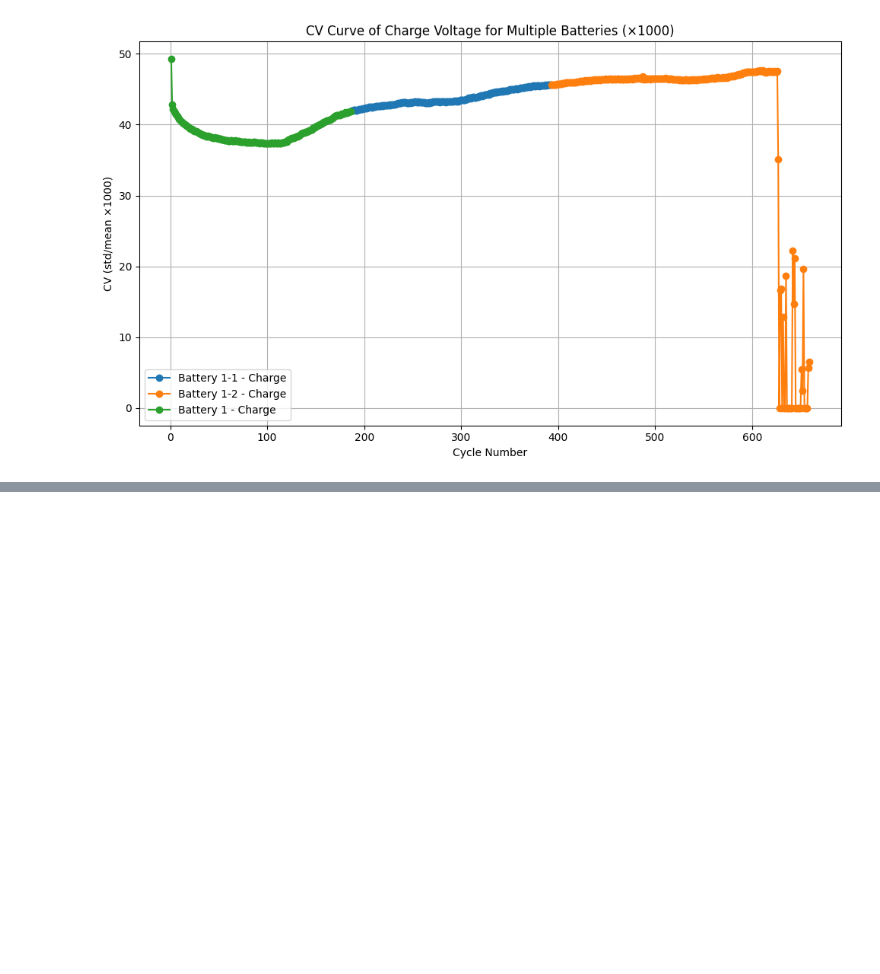
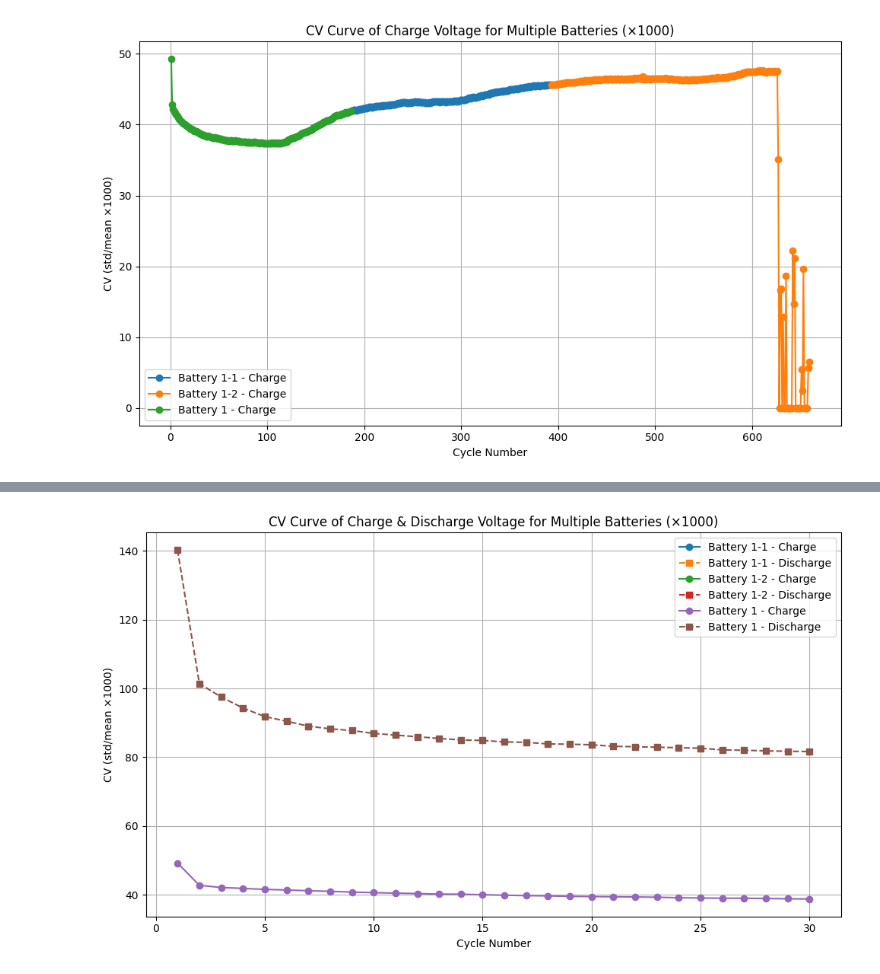
Before and after one commit to Janeyaoo/Topology-informed-battery-performance-modeling-and-cell-grouping-optimization, a Jupyter notebook: CV_curve.ipynb, the cells around one changed output, grey strips where cells are left out. Cells and saved outputs as stored; diff of their text form; code cells hidden in the pictures; blank space fills up the shorter version.

```diff
--- a/CV_curve.ipynb
+++ b/CV_curve.ipynb
@@ -294,0 +314,77 @@ plt.show()
+# %%
+import pandas as pd
+import numpy as np
+import matplotlib.pyplot as plt
+
+# 核心函数：根据状态筛选并计算每个Cycle的CV
+def compute_cv_by_state(df, state_filter):
+    df_filtered = df[df['State'].str.contains(state_filter, case=False, na=False)]
+    grouped = df_filtered.groupby('Cycle')
+
+    results = []
+    for cycle, group in grouped:
+        voltages = group['Voltage(V)'].dropna().values
+        if len(voltages) < 3:
+            continue  # 太少不可靠
+        mean_v = np.mean(voltages)
+        if mean_v == 0:
+            continue  # 避免除以零
+        std_v = np.std(voltages)
+        ratio = std_v / mean_v
+        results.append({
+            'cycle': cycle,
+            'std_to_mean_ratio': ratio
+        })
+    return results
+
+# Excel 文件路径及电池名映射
+battery_files = {
+    "Battery 1-1": "/home/newuser/Documents/NDP/Battery/Battery_data/LISHEN/LISHEN_LFP_1.0C-2.0D_T25_1/LISHEN_LFP_1.0C-2.0D_T25_1-1.xlsx",
+    "Battery 1-2": "/home/newuser/Documents/NDP/Battery/Battery_data/LISHEN/LISHEN_LFP_1.0C-2.0D_T25_1/LISHEN_LFP_1.0C-2.0D_T25_1-2.xlsx",
+    "Battery 1":   "/home/newuser/Documents/NDP/Battery/Battery_data/LISHEN/LISHEN_LFP_1.0C-2.0D_T25_1/LISHEN_LFP_1.0C-2.0D_T25_1.xlsx"
+}
+
+sheet_name = "Detail_66_4_8"
+
+plt.figure(figsize=(10, 6))
+
+for battery_name, file_path in battery_files.items():
+    print(f"Processing {battery_name}...")
+
+    df = pd.read_excel(file_path, sheet_name=sheet_name)
+
+    # 充电阶段：包含 'Chg' 且不含 'DChg'
+    df_charge = df[
+        df['State'].str.contains('Chg', case=False, na=False) &
+        ~df['State'].str.contains('DChg', case=False, na=False)
+    ]
+    charge_stats = compute_cv_by_state(df_charge, 'Chg')
+    # 绘制全部循环
+    # cycles_charge = [s['cycle'] for s in charge_stats]
+    # cv_charge = [s['std_to_mean_ratio'] * 1000 for s in charge_stats]
+    # 仅绘制前30个循环
+    cycles_charge = [s['cycle'] for s in charge_stats if s['cycle'] <= 30]
+    cv_charge = [s['std_to_mean_ratio'] * 1000 for s in charge_stats if s['cycle'] <= 30]
+
+    plt.plot(cycles_charge, cv_charge, marker='o', linestyle='-', label=f"{battery_name} - Charge")
+
+    # 放电阶段：包含 'DChg'
+    df_dchg = df[df['State'].str.contains('DChg', case=False, na=False)]
+    dchg_stats = compute_cv_by_state(df_dchg, 'DChg')
+    # 绘制全部循环
+    # cycles_dchg = [s['cycle'] for s in dchg_stats]
+    # cv_dchg = [s['std_to_mean_ratio'] * 1000 for s in dchg_stats]
+    # 仅绘制前30个循环
+    cycles_dchg = [s['cycle'] for s in dchg_stats if s['cycle'] <= 30]
+    cv_dchg = [s['std_to_mean_ratio'] * 1000 for s in dchg_stats if s['cycle'] <= 30]
+    plt.plot(cycles_dchg, cv_dchg, marker='s', linestyle='--', label=f"{battery_name} - Discharge")
+
+# 图形设置
+plt.title("CV Curve of Charge & Discharge Voltage for Multiple Batteries (×1000)")
+plt.xlabel("Cycle Number")
+plt.ylabel("CV (std/mean ×1000)")
+plt.legend()
+plt.grid(True)
+plt.tight_layout()
+plt.show()
+# %% [output]
@@ -294,0 +394 @@ plt.show()
+[figure, added]
```
Also changed, not shown: parts of 7 cells of this notebook, 4 other files.
